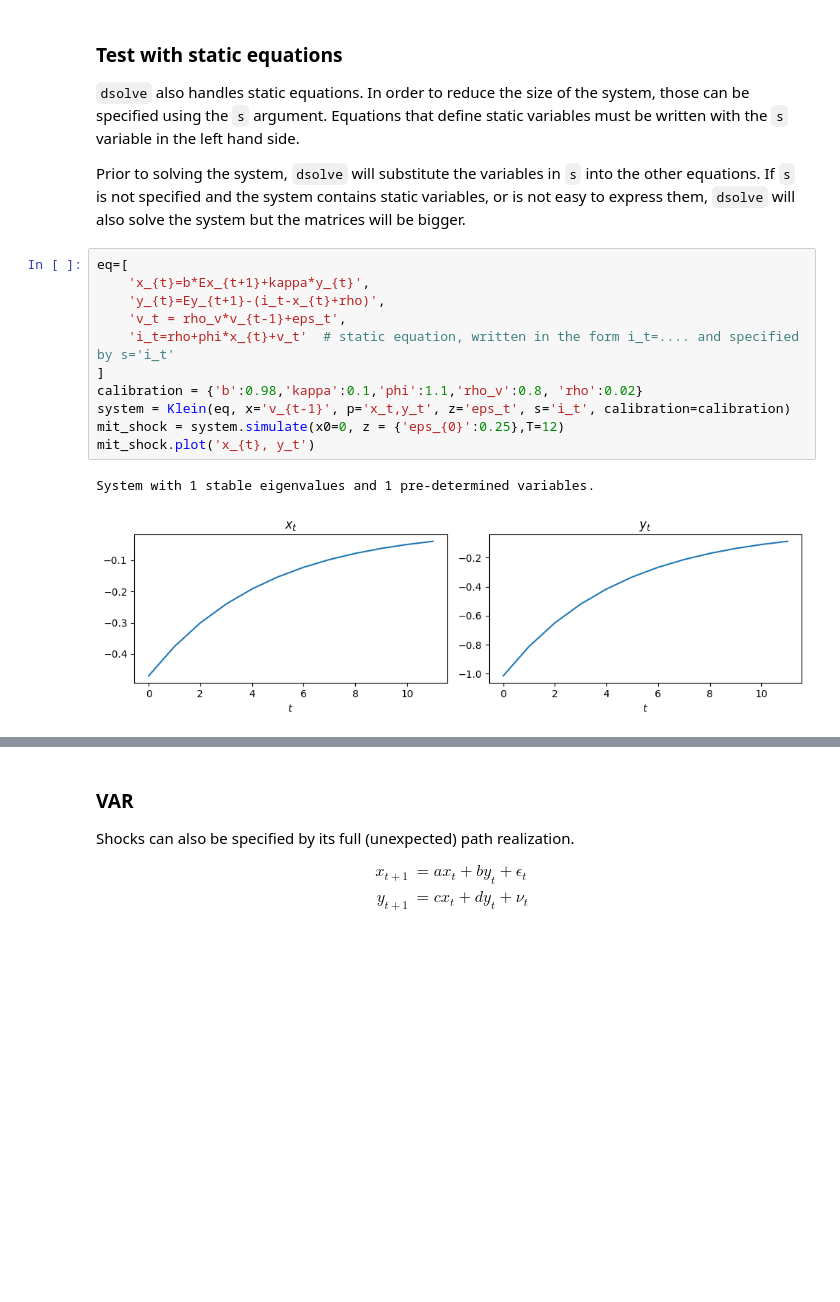
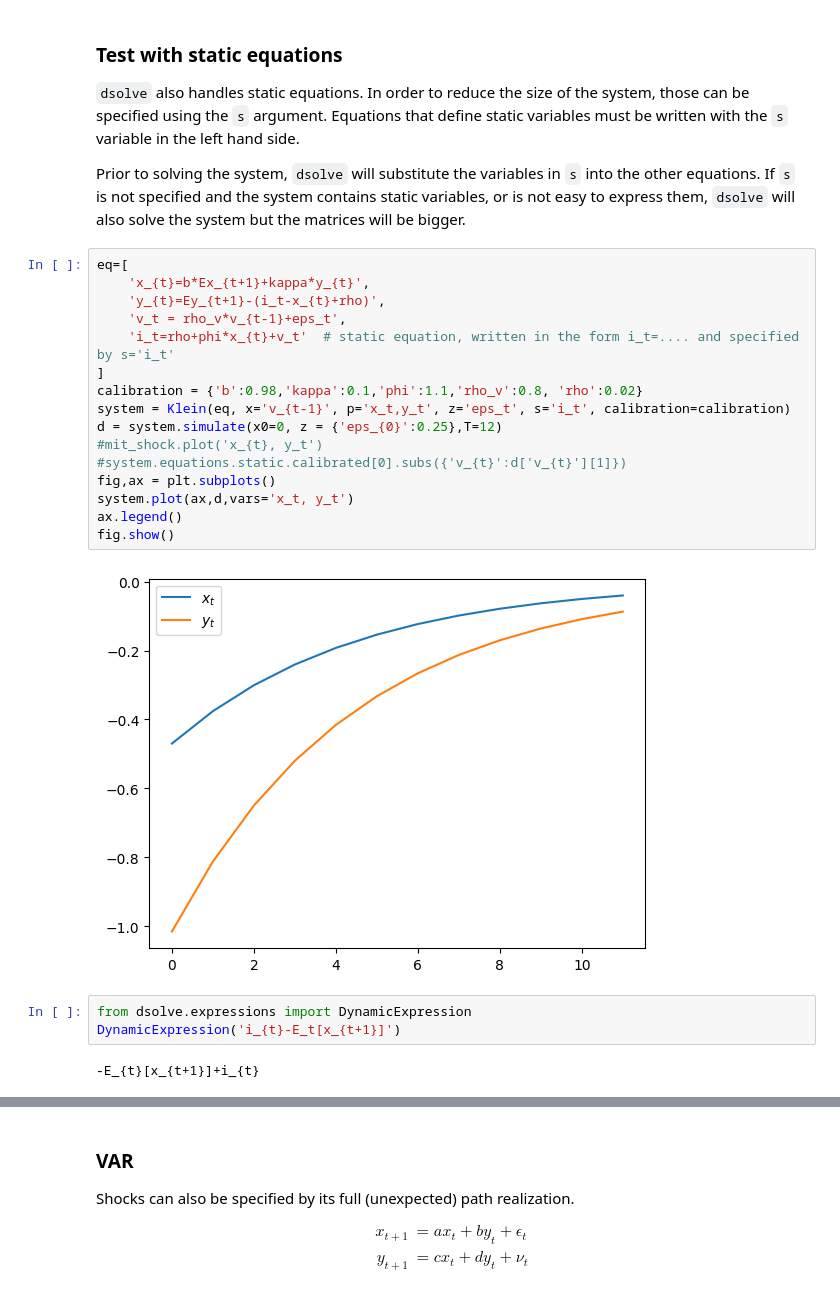
Before and after one commit to marcdelabarrera/dsolve, a Jupyter notebook: notebooks/dsolve_examples.ipynb, the cells around one changed output, grey strips where cells are left out. Drawn from its saved outputs; the diff is of its cells as text; blank space fills up the shorter version.

Commit message:
plot function

```diff
--- a/notebooks/dsolve_examples.ipynb
+++ b/notebooks/dsolve_examples.ipynb
@@ -71,14 +69,23 @@ Prior to solving the system, `dsolve` will substitute the variables in `s` into
 # %%
 eq=[
     'x_{t}=b*Ex_{t+1}+kappa*y_{t}',
     'y_{t}=Ey_{t+1}-(i_t-x_{t}+rho)',
     'v_t = rho_v*v_{t-1}+eps_t',
     'i_t=rho+phi*x_{t}+v_t'  # static equation, written in the form i_t=.... and specified by s='i_t'
 ]
 calibration = {'b':0.98,'kappa':0.1,'phi':1.1,'rho_v':0.8, 'rho':0.02}
 system = Klein(eq, x='v_{t-1}', p='x_t,y_t', z='eps_t', s='i_t', calibration=calibration)
-mit_shock = system.simulate(x0=0, z = {'eps_{0}':0.25},T=12)
-mit_shock.plot('x_{t}, y_t')
+d = system.simulate(x0=0, z = {'eps_{0}':0.25},T=12)
+#mit_shock.plot('x_{t}, y_t')
+#system.equations.static.calibrated[0].subs({'v_{t}':d['v_{t}'][1]})
+fig,ax = plt.subplots()
+system.plot(ax,d,vars='x_t, y_t')
+ax.legend()
+fig.show()
 # %% [output]
-System with 1 stable eigenvalues and 1 pre-determined variables.
-[figure, old version]
+[figure, new version]
+# %%
+from dsolve.expressions import DynamicExpression
+DynamicExpression('i_{t}-E_t[x_{t+1}]')
+# %% [output]
+-E_{t}[x_{t+1}]+i_{t}
```
Also changed, not shown: parts of 6 cells of this notebook, 4 other files.
